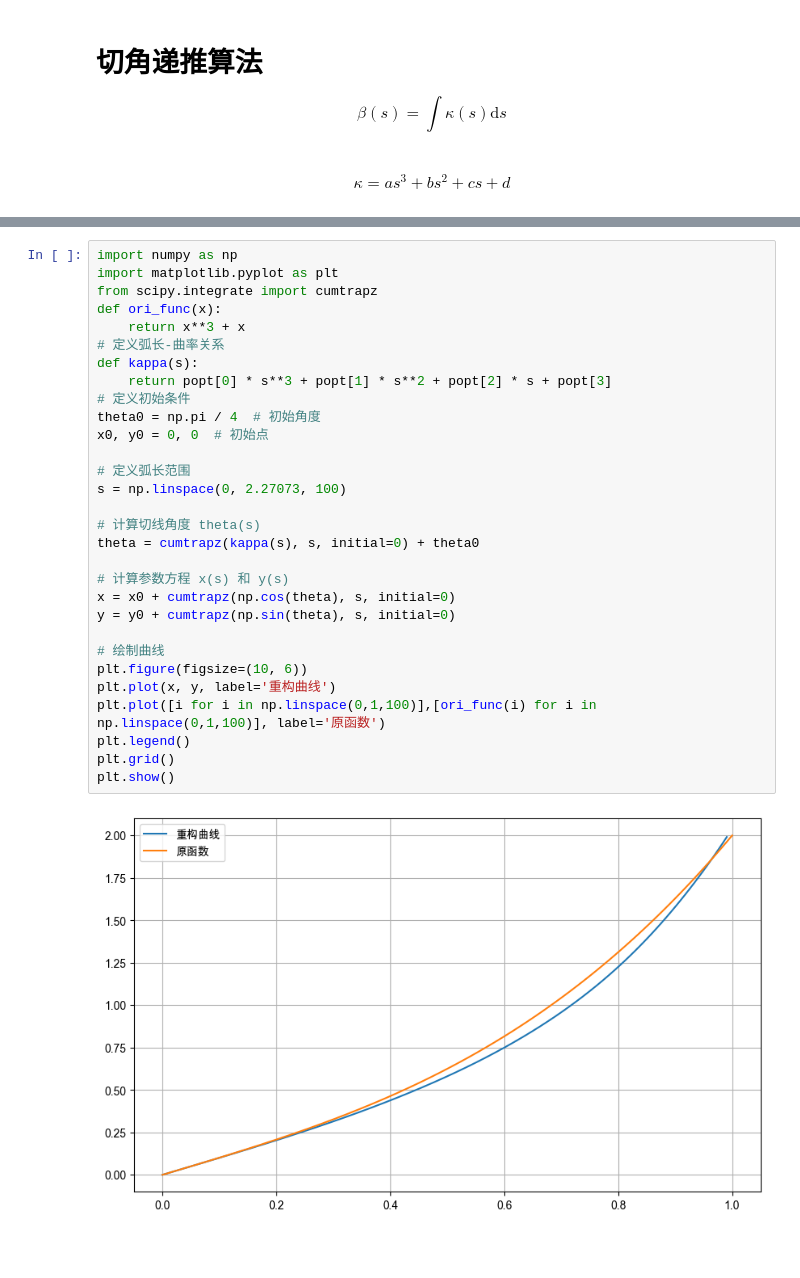
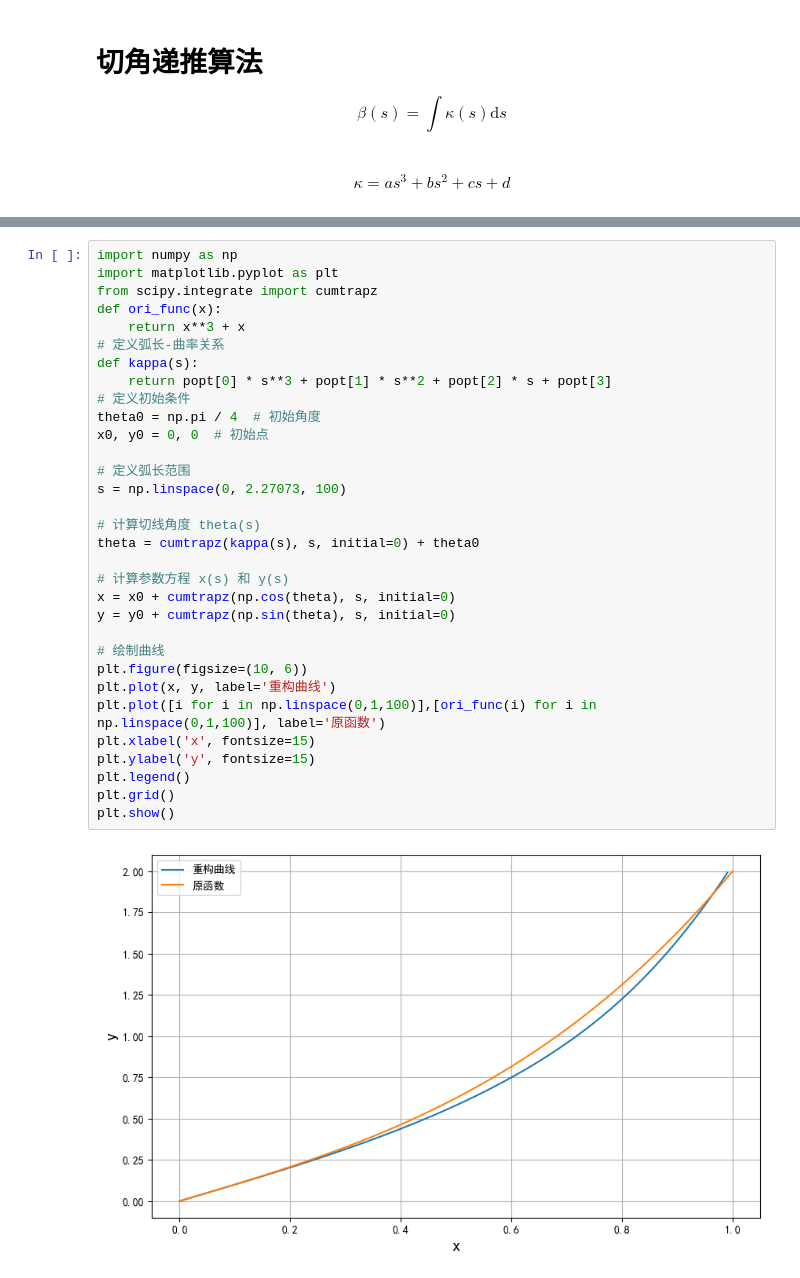
Before and after one commit to JesterHey/2024------, a Jupyter notebook: q3.ipynb, the cells around one changed output, grey strips where cells are left out. Drawn from its saved outputs; the diff is of its cells as text; blank space fills up the shorter version.

```diff
--- a/q3.ipynb
+++ b/q3.ipynb
@@ -213,34 +219,36 @@ print(np.mean(err))
 import numpy as np
 import matplotlib.pyplot as plt
 from scipy.integrate import cumtrapz
 def ori_func(x):
     return x**3 + x
 # 定义弧长-曲率关系
 def kappa(s):
     return popt[0] * s**3 + popt[1] * s**2 + popt[2] * s + popt[3]
 # 定义初始条件
 theta0 = np.pi / 4  # 初始角度
 x0, y0 = 0, 0  # 初始点
 
 # 定义弧长范围
 s = np.linspace(0, 2.27073, 100)
 
 # 计算切线角度 theta(s)
 theta = cumtrapz(kappa(s), s, initial=0) + theta0
 
 # 计算参数方程 x(s) 和 y(s)
 x = x0 + cumtrapz(np.cos(theta), s, initial=0)
 y = y0 + cumtrapz(np.sin(theta), s, initial=0)
 
 # 绘制曲线
 plt.figure(figsize=(10, 6))
 plt.plot(x, y, label='重构曲线')
 plt.plot([i for i in np.linspace(0,1,100)],[ori_func(i) for i in np.linspace(0,1,100)], label='原函数')
+plt.xlabel('x', fontsize=15)
+plt.ylabel('y', fontsize=15)
 plt.legend()
 plt.grid()
 plt.show()
 # %% [output]
-[figure, old version]
+[figure, new version]
 # %%
 # 计算每个x处，重构曲线和原函数的误差
 err = []
```
Also changed, not shown: parts of 6 cells of this notebook, 1 other file.
